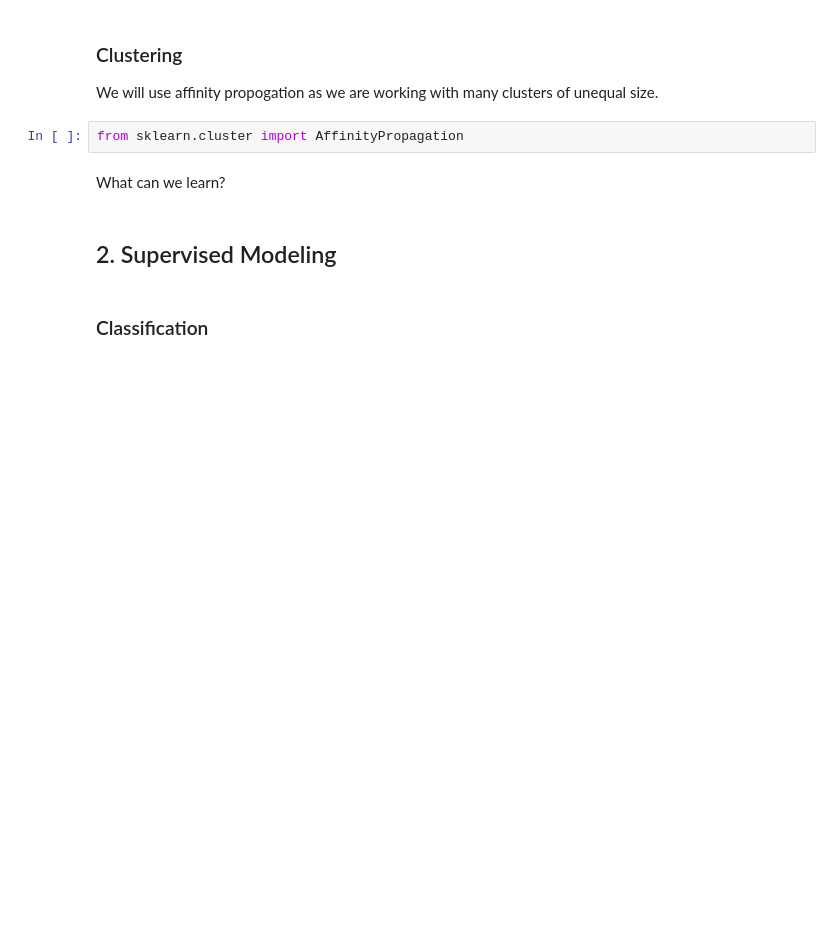
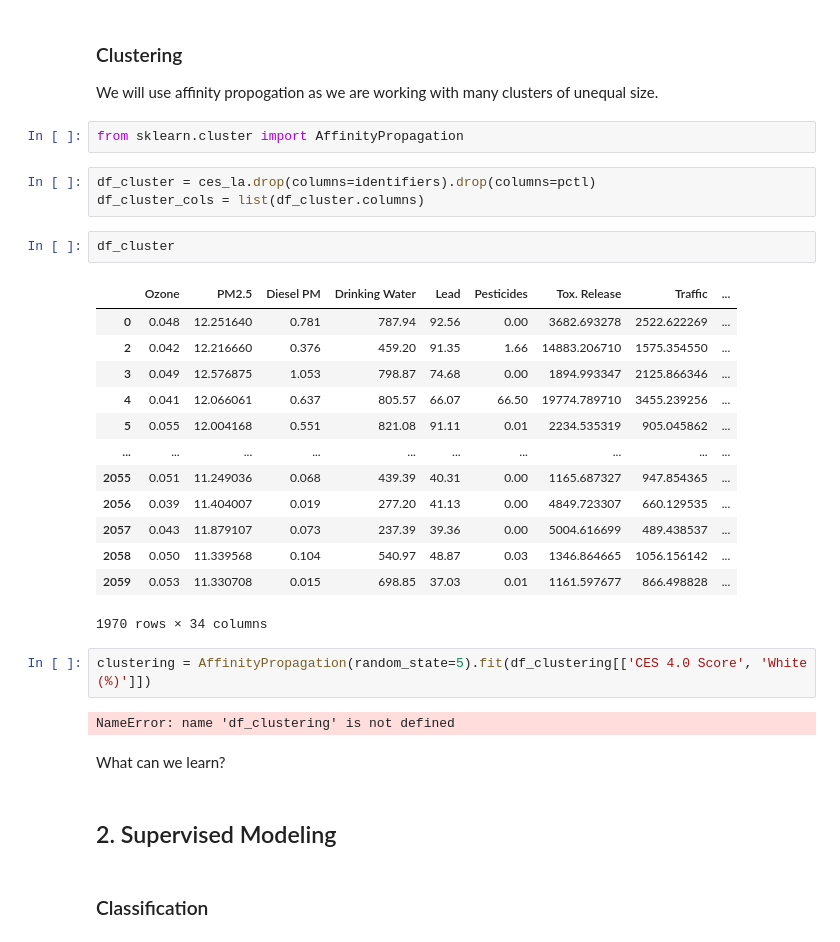
Before and after one commit to carlosortizdev/Thesis, a Jupyter notebook: notebooks/3.Modeling.ipynb, the cells around one changed output. Cells and saved outputs as stored; diff of their text form; blank space fills up the shorter version.

```diff
--- a/notebooks/3.Modeling.ipynb
+++ b/notebooks/3.Modeling.ipynb
@@ -84,6 +133,29 @@ How much information do we lose? Let's use scree plots.
 We will use affinity propogation as we are working with many clusters of unequal size.
 # %%
 from sklearn.cluster import AffinityPropagation
+# %%
+df_cluster = ces_la.drop(columns=identifiers).drop(columns=pctl)
+df_cluster_cols = list(df_cluster.columns)
+# %%
+df_cluster
+# %% [output]
+|  | Ozone | PM2.5 | Diesel PM | Drinking Water | Lead | Pesticides | Tox. Release | Traffic | ... |
+| 0 | 0.048 | 12.251640 | 0.781 | 787.94 | 92.56 | 0.00 | 3682.693278 | 2522.622269 | ... |
+| 2 | 0.042 | 12.216660 | 0.376 | 459.20 | 91.35 | 1.66 | 14883.206710 | 1575.354550 | ... |
+| 3 | 0.049 | 12.576875 | 1.053 | 798.87 | 74.68 | 0.00 | 1894.993347 | 2125.866346 | ... |
+| 4 | 0.041 | 12.066061 | 0.637 | 805.57 | 66.07 | 66.50 | 19774.789710 | 3455.239256 | ... |
+| 5 | 0.055 | 12.004168 | 0.551 | 821.08 | 91.11 | 0.01 | 2234.535319 | 905.045862 | ... |
+| ... | ... | ... | ... | ... | ... | ... | ... | ... | ... |
+| 2055 | 0.051 | 11.249036 | 0.068 | 439.39 | 40.31 | 0.00 | 1165.687327 | 947.854365 | ... |
+| 2056 | 0.039 | 11.404007 | 0.019 | 277.20 | 41.13 | 0.00 | 4849.723307 | 660.129535 | ... |
+| 2057 | 0.043 | 11.879107 | 0.073 | 237.39 | 39.36 | 0.00 | 5004.616699 | 489.438537 | ... |
+| 2058 | 0.050 | 11.339568 | 0.104 | 540.97 | 48.87 | 0.03 | 1346.864665 | 1056.156142 | ... |
+| 2059 | 0.053 | 11.330708 | 0.015 | 698.85 | 37.03 | 0.01 | 1161.597677 | 866.498828 | ... |
+1970 rows × 34 columns
+# %%
+clustering = AffinityPropagation(random_state=5).fit(df_clustering[['CES 4.0 Score', 'White (%)']])
+# %% [output]
+NameError: name 'df_clustering' is not defined
 # %% [markdown]
 What can we learn?
 # %% [markdown]
```
Also changed, not shown: parts of 13 cells of this notebook.
